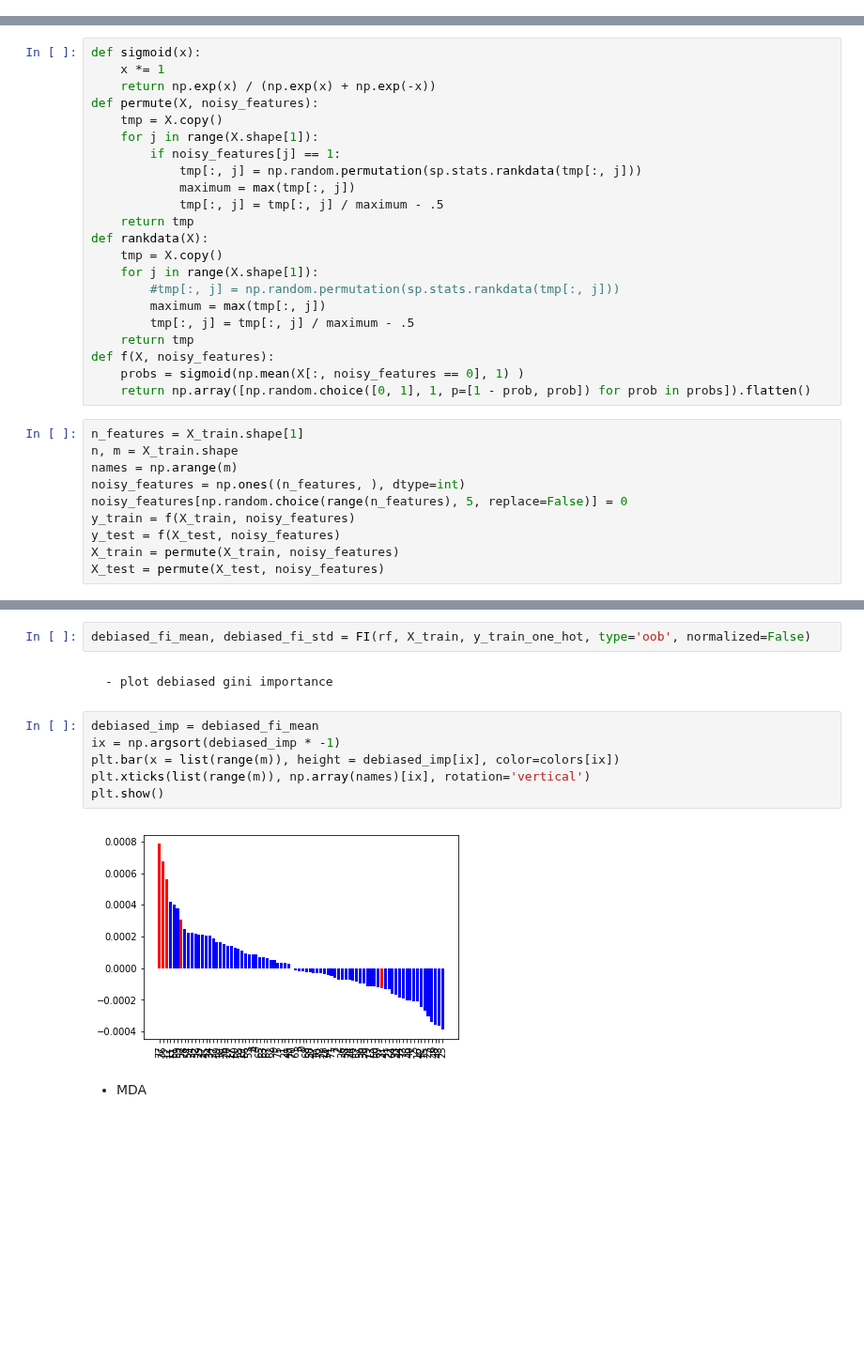
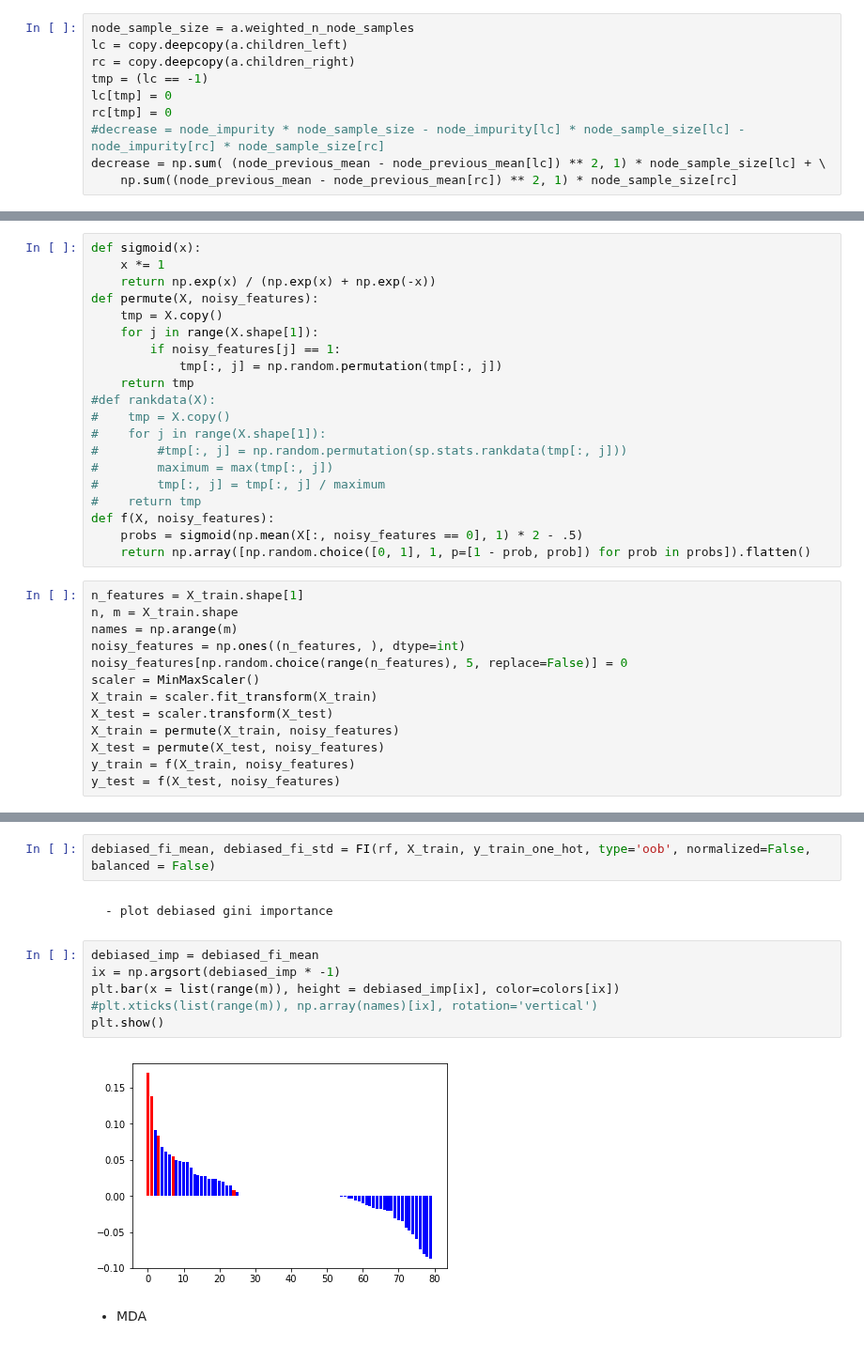
Before and after one commit to shifwang/paper-debiased-feature-importance, a Jupyter notebook: simulations/02_comparison.ipynb, the cells around one changed output, grey strips where cells are left out. Shown at 94% size. Saved outputs shown, nothing was run; the diff lists cells and outputs as text; blank space fills up the shorter version.

```diff
--- a/simulations/02_comparison.ipynb
+++ b/simulations/02_comparison.ipynb
@@ -12,0 +28,10 @@ from treeinterpreter.feature_importance import MDA
+# %%
+node_sample_size = a.weighted_n_node_samples
+lc = copy.deepcopy(a.children_left)
+rc = copy.deepcopy(a.children_right)
+tmp = (lc == -1)
+lc[tmp] = 0
+rc[tmp] = 0
+#decrease = node_impurity * node_sample_size - node_impurity[lc] * node_sample_size[lc] - node_impurity[rc] * node_sample_size[rc]
+decrease = np.sum( (node_previous_mean - node_previous_mean[lc]) ** 2, 1) * node_sample_size[lc] + \
+    np.sum((node_previous_mean - node_previous_mean[rc]) ** 2, 1) * node_sample_size[rc]
@@ -29,19 +147,17 @@ def permute(X, noisy_features):
     tmp = X.copy()
     for j in range(X.shape[1]):
         if noisy_features[j] == 1:
-            tmp[:, j] = np.random.permutation(sp.stats.rankdata(tmp[:, j]))
-            maximum = max(tmp[:, j])
-            tmp[:, j] = tmp[:, j] / maximum - .5
+            tmp[:, j] = np.random.permutation(tmp[:, j])
     return tmp
-def rankdata(X):
-    tmp = X.copy()
-    for j in range(X.shape[1]):
-        #tmp[:, j] = np.random.permutation(sp.stats.rankdata(tmp[:, j]))
-        maximum = max(tmp[:, j])
-        tmp[:, j] = tmp[:, j] / maximum - .5
-    return tmp
+#def rankdata(X):
+#    tmp = X.copy()
+#    for j in range(X.shape[1]):
+#        #tmp[:, j] = np.random.permutation(sp.stats.rankdata(tmp[:, j]))
+#        maximum = max(tmp[:, j])
+#        tmp[:, j] = tmp[:, j] / maximum
+#    return tmp
 def f(X, noisy_features):
-    probs = sigmoid(np.mean(X[:, noisy_features == 0], 1) )
+    probs = sigmoid(np.mean(X[:, noisy_features == 0], 1) * 2 - .5)
     return np.array([np.random.choice([0, 1], 1, p=[1 - prob, prob]) for prob in probs]).flatten()
 # %%
 n_features = X_train.shape[1]
@@ -49,10 +165,13 @@ n, m = X_train.shape
 names = np.arange(m)
 noisy_features = np.ones((n_features, ), dtype=int)
 noisy_features[np.random.choice(range(n_features), 5, replace=False)] = 0
+scaler = MinMaxScaler()
+X_train = scaler.fit_transform(X_train)
+X_test = scaler.transform(X_test)
+X_train = permute(X_train, noisy_features)
+X_test = permute(X_test, noisy_features)
 y_train = f(X_train, noisy_features)
 y_test = f(X_test, noisy_features)
-X_train = permute(X_train, noisy_features)
-X_test = permute(X_test, noisy_features)
 # %% [markdown]
 ### save intermediate
 # %%
@@ -100,17 +221,17 @@ plt.show()
 # %%
 y_train_one_hot = OneHotEncoder().fit_transform(y_train[:, np.newaxis]).todense()
 # %%
-debiased_fi_mean, debiased_fi_std = FI(rf, X_train, y_train_one_hot, type='oob', normalized=False)
+debiased_fi_mean, debiased_fi_std = FI(rf, X_train, y_train_one_hot, type='oob', normalized=False, balanced = False)
 # %% [markdown]
     - plot debiased gini importance
 # %%
 debiased_imp = debiased_fi_mean
 ix = np.argsort(debiased_imp * -1)
 plt.bar(x = list(range(m)), height = debiased_imp[ix], color=colors[ix])
-plt.xticks(list(range(m)), np.array(names)[ix], rotation='vertical')
+#plt.xticks(list(range(m)), np.array(names)[ix], rotation='vertical')
 plt.show()
 # %% [output]
-[figure, old version]
+[figure, new version]
 # %% [markdown]
 - MDA
 # %%
```
Also changed, not shown: parts of 27 cells of this notebook, 7 other files.
